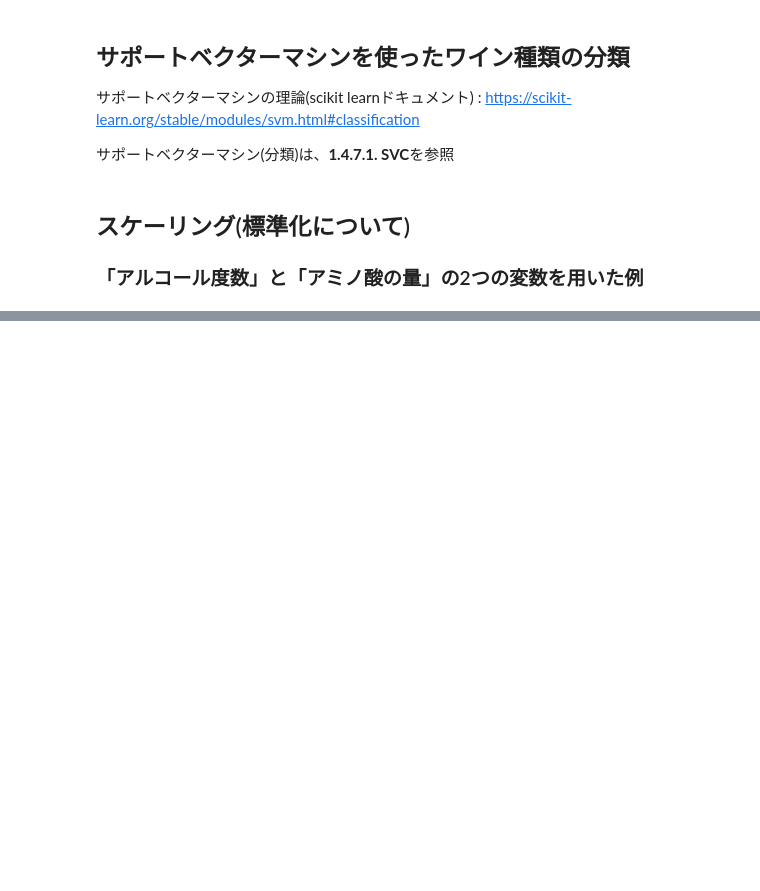
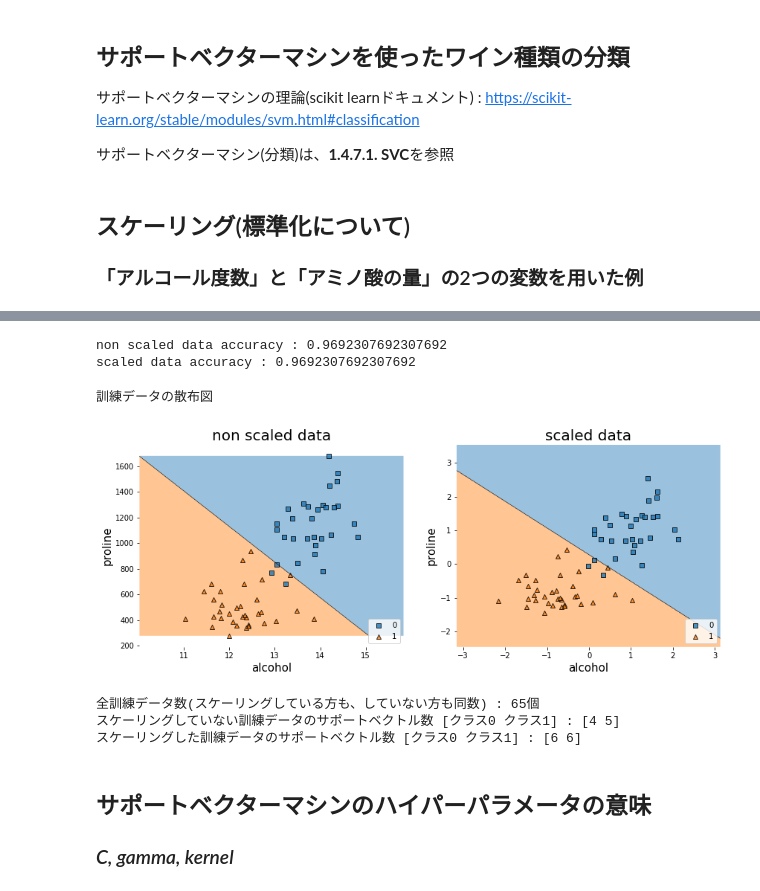
Before and after one commit to shin4488/Machine_Learning, a Jupyter notebook: presentation/SVM/SVM_wine.ipynb, the cells around one changed output, grey strips where cells are left out. Cells and saved outputs as stored; diff of their text form; code cells hidden in the pictures; blank space fills up the shorter version.

```diff
--- a/presentation/SVM/SVM_wine.ipynb
+++ b/presentation/SVM/SVM_wine.ipynb
@@ -75,0 +83,57 @@ plt.show()
+# %%
+#2つの説明変数のみで学習
+X = non_scaled_feature
+X_scaled = df_scaled_feature
+y = df_wine_label[:130]
+from sklearn.model_selection import train_test_split
+X_non_scaled_train, X_non_scaled_test, y_train, y_test = train_test_split(X, y, test_size=0.5, random_state=1)
+X_scaled_train, X_scaled_test, y_train, y_test = train_test_split(X_scaled, y, test_size=0.5, random_state=1)
+# %%
+#サポートベクターマシンを用いた学習(グリッドサーチは無し)
+from sklearn.svm import SVC
+from sklearn.metrics import accuracy_score
+svc_non_scaled_clf = SVC(C=1, kernel="linear")
+svc_scaled_clf = SVC(C=1, kernel="linear")
+#traininig non scaled data
+svc_non_scaled_clf.fit(X_non_scaled_train, y_train)
+y_wine_non_scaled_pred = svc_non_scaled_clf.predict(X_non_scaled_test)
+#training scaled data
+svc_scaled_clf.fit(X_scaled_train, y_train)
+y_wine_scaled_pred = svc_scaled_clf.predict(X_scaled_test)
+print(f"non scaled data accuracy : {accuracy_score(y_test, y_wine_non_scaled_pred)}")
+print(f"scaled data accuracy : {accuracy_score(y_test, y_wine_scaled_pred)}")
+# %% [output]
+non scaled data accuracy : 0.9692307692307692
+scaled data accuracy : 0.9692307692307692
+# %%
+from mlxtend.plotting import plot_decision_regions
+import numpy as np
+print("訓練データの散布図")
+plt.figure(figsize=(14,5))
+plt.subplot(1,2,1)
+plot_decision_regions(np.asarray(X_non_scaled_train), np.asarray(y_train), clf=svc_non_scaled_clf, res=0.2)
+plt.legend(loc="lower right")
+plt.xlabel("alcohol", fontsize=15)
+plt.ylabel("proline", fontsize=15)
+plt.title("non scaled data", fontsize=20)
+plt.subplot(1,2,2)
+plot_decision_regions(np.asarray(X_scaled_train), np.asarray(y_train), clf=svc_scaled_clf, res=0.2)
+plt.legend(loc="lower right")
+plt.xlabel("alcohol", fontsize=15)
+plt.ylabel("proline", fontsize=15)
+plt.title("scaled data", fontsize=20)
+plt.show()
+# %% [output]
+訓練データの散布図
+[figure, added]
+# %%
+print(f"全訓練データ数(スケーリングしている方も、していない方も同数) : {X_non_scaled_train.shape[0]}個")
+print(f"スケーリングしていない訓練データのサポートベクトル数 [クラス0 クラス1] : {svc_non_scaled_clf.n_support_}")
+print(f"スケーリングした訓練データのサポートベクトル数 [クラス0 クラス1] : {svc_scaled_clf.n_support_}")
+# %% [output]
+全訓練データ数(スケーリングしている方も、していない方も同数) : 65個
+スケーリングしていない訓練データのサポートベクトル数 [クラス0 クラス1] : [4 5]
+スケーリングした訓練データのサポートベクトル数 [クラス0 クラス1] : [6 6]
+# %% [markdown]
+## サポートベクターマシンのハイパーパラメータの意味
+### *C, gamma, kernel*
```
Also changed, not shown: parts of 3 cells of this notebook.
